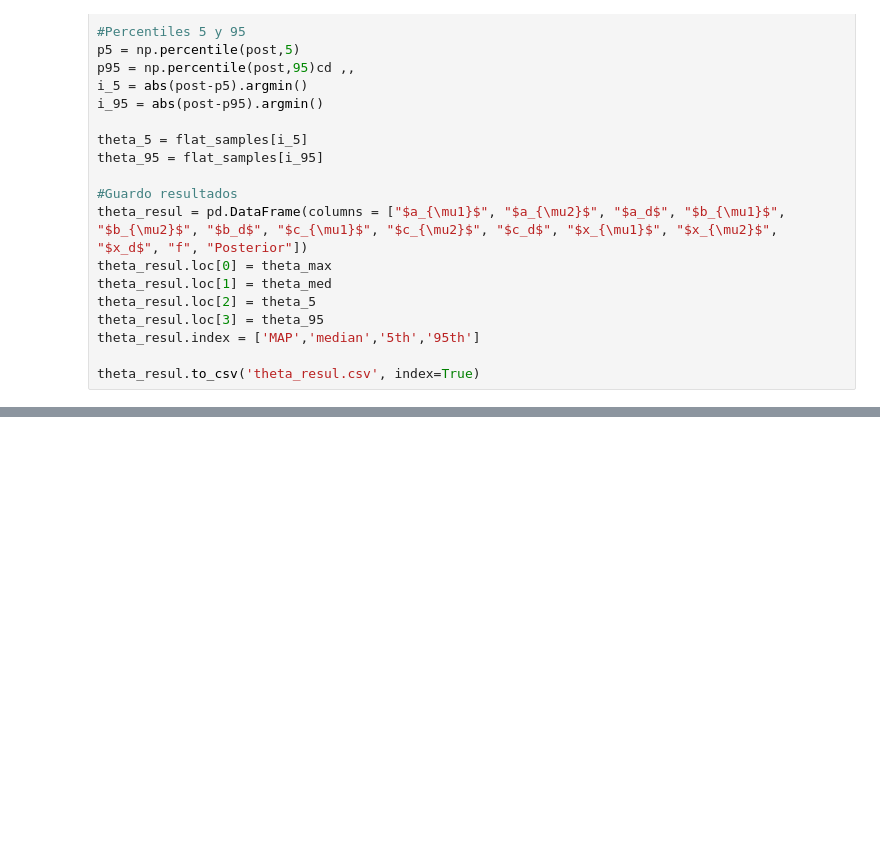
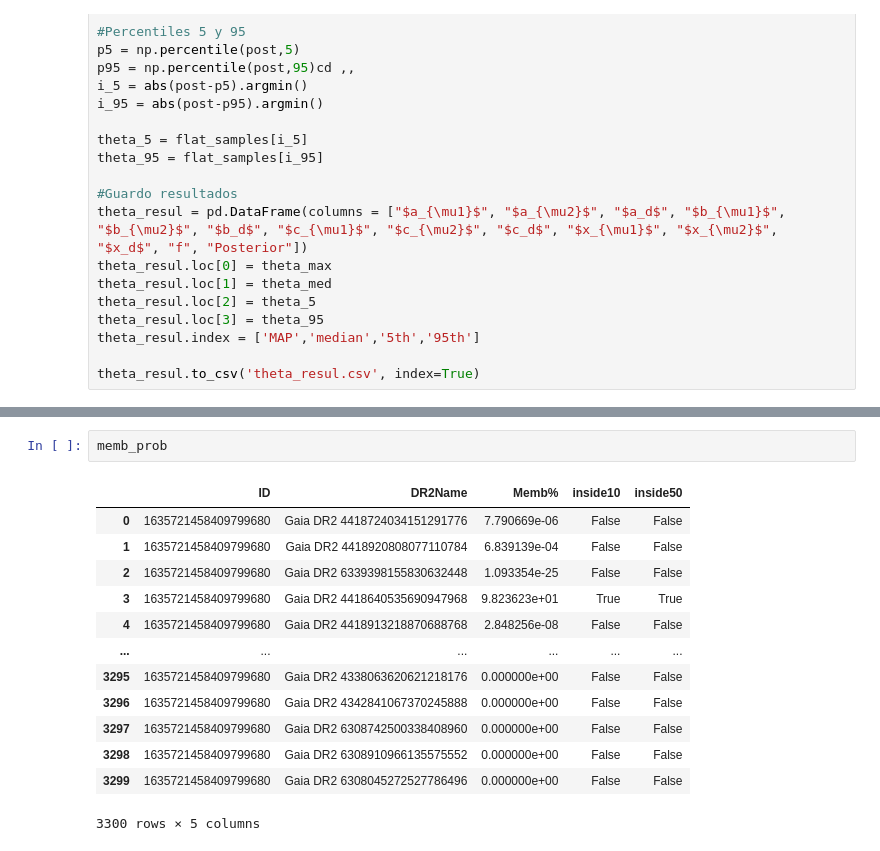
Before and after one commit to bdominguez13/stream_memb, a Jupyter notebook: Price+2019/Pal5.ipynb, the cells around one changed output, grey strips where cells are left out. Drawn from its saved outputs; the diff is of its cells as text; blank space fills up the shorter version.

```diff
--- a/Price+2019/Pal5.ipynb
+++ b/Price+2019/Pal5.ipynb
@@ -622,0 +640,16 @@ theta_resul
+# %%
+memb_prob
+# %% [output]
+|  | ID | DR2Name | Memb% | inside10 | inside50 |
+| 0 | 1635721458409799680 | Gaia DR2 4418724034151291776 | 7.790669e-06 | False | False |
+| 1 | 1635721458409799680 | Gaia DR2 4418920808077110784 | 6.839139e-04 | False | False |
+| 2 | 1635721458409799680 | Gaia DR2 6339398155830632448 | 1.093354e-25 | False | False |
+| 3 | 1635721458409799680 | Gaia DR2 4418640535690947968 | 9.823623e+01 | True | True |
+| 4 | 1635721458409799680 | Gaia DR2 4418913218870688768 | 2.848256e-08 | False | False |
+| ... | ... | ... | ... | ... | ... |
+| 3295 | 1635721458409799680 | Gaia DR2 4338063620621218176 | 0.000000e+00 | False | False |
+| 3296 | 1635721458409799680 | Gaia DR2 4342841067370245888 | 0.000000e+00 | False | False |
+| 3297 | 1635721458409799680 | Gaia DR2 6308742500338408960 | 0.000000e+00 | False | False |
+| 3298 | 1635721458409799680 | Gaia DR2 6308910966135575552 | 0.000000e+00 | False | False |
+| 3299 | 1635721458409799680 | Gaia DR2 6308045272527786496 | 0.000000e+00 | False | False |
+3300 rows × 5 columns
```
Also changed, not shown: parts of 7 cells of this notebook, 1 other file.
